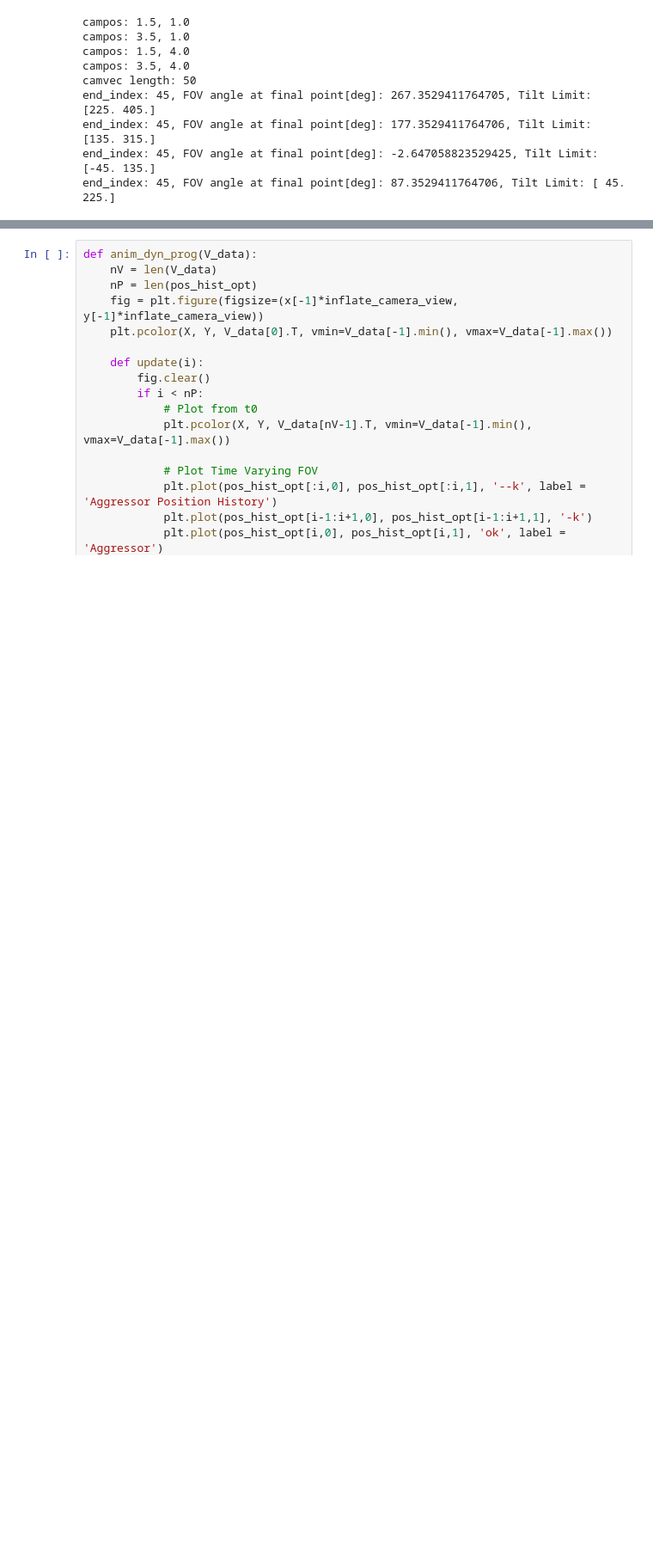
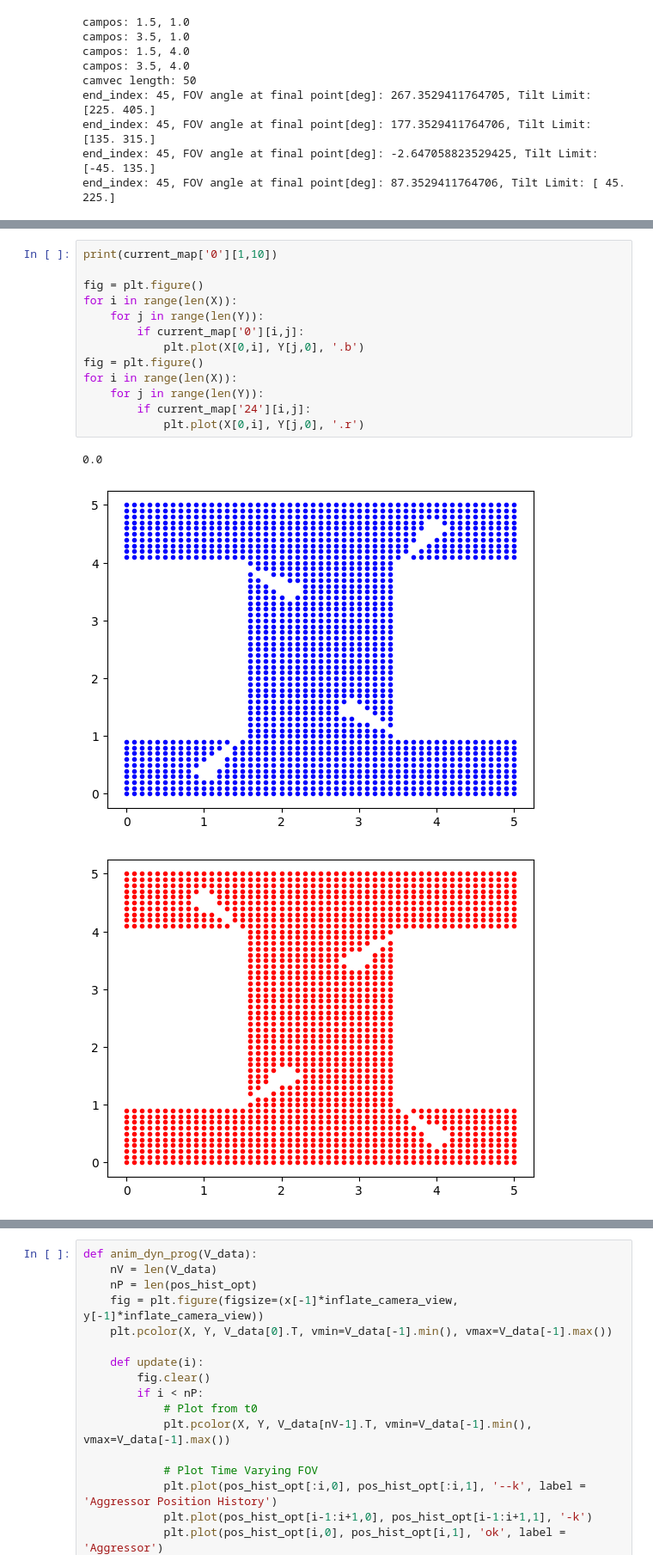
Before and after one commit to jeffersonkim97/cognis_UAM, a Jupyter notebook: notebook/GameTheory_Example_Multiple_Cam_TrenchRun.ipynb, the cells around one changed output, grey strips where cells are left out. Shown at 86% size. Saved outputs shown, nothing was run; the diff lists cells and outputs as text; blank space fills up the shorter version.

```diff
--- a/notebook/GameTheory_Example_Multiple_Cam_TrenchRun.ipynb
+++ b/notebook/GameTheory_Example_Multiple_Cam_TrenchRun.ipynb
@@ -259,0 +276,17 @@ print(camvec)
+# %%
+print(current_map['0'][1,10])
+
+fig = plt.figure()
+for i in range(len(X)):
+    for j in range(len(Y)):
+        if current_map['0'][i,j]:
+            plt.plot(X[0,i], Y[j,0], '.b')
+fig = plt.figure()
+for i in range(len(X)):
+    for j in range(len(Y)):
+        if current_map['24'][i,j]:
+            plt.plot(X[0,i], Y[j,0], '.r')
+# %% [output]
+0.0
+[figure, added]
+[figure, added]
```
Also changed, not shown: parts of 12 cells of this notebook, 3 other files.
